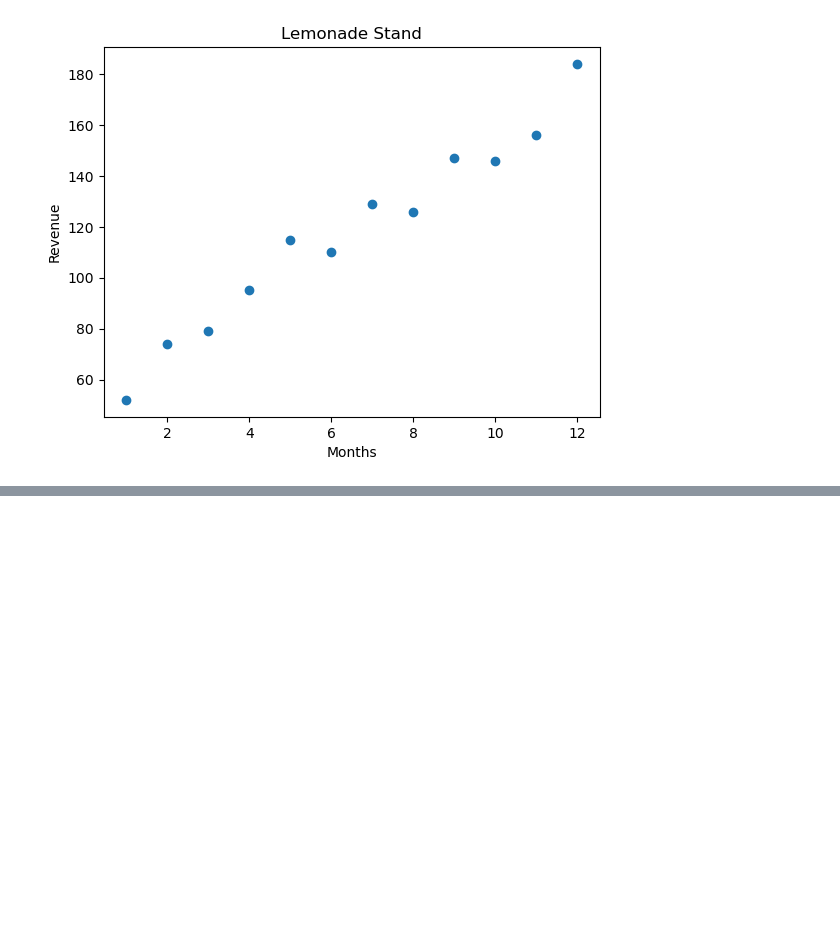
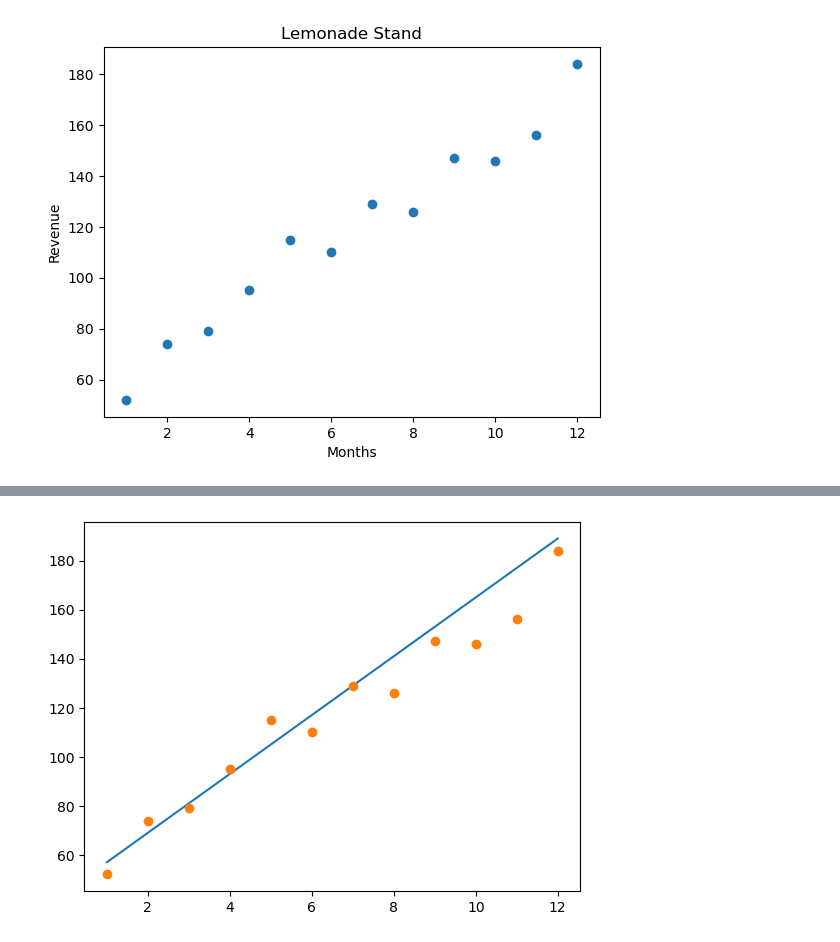
Before and after one commit to 1am8anana/Practices, a Jupyter notebook: [EXP_SupervisedLearning]/LinearRegression.ipynb, the cells around one changed output, grey strips where cells are left out. Drawn from its saved outputs; the diff is of its cells as text; code cells hidden in the pictures; blank space fills up the shorter version.

```diff
--- a/[EXP_SupervisedLearning]/LinearRegression.ipynb
+++ b/[EXP_SupervisedLearning]/LinearRegression.ipynb
@@ -24,0 +35,24 @@ plt.show()
+# %%
+# import lib
+import matplotlib.pyplot as plt
+
+# ex dataset
+months = [1, 2, 3, 4, 5, 6, 7, 8, 9, 10, 11, 12]
+revenue = [52, 74, 79, 95, 115, 110, 129, 126, 147, 146, 156, 184]
+
+# instantisate ex slope and intercept
+m = 12
+b = 45
+# target
+# Create a new list, y, that has every element in months, multiplied by m and added to b.
+# A list comprehension is probably the easiest way to do this!
+y = [m*month + b for month in months]
+
+# plot the y values against months as a line on top of the scatterplot
+# y values(line)
+plt.plot(months, y)
+# datapoint (scatter plot)
+plt.plot(months, revenue, "o")
+plt.show()
+# %% [output]
+[figure, added]
```
Also changed, not shown: parts of 4 cells of this notebook.
